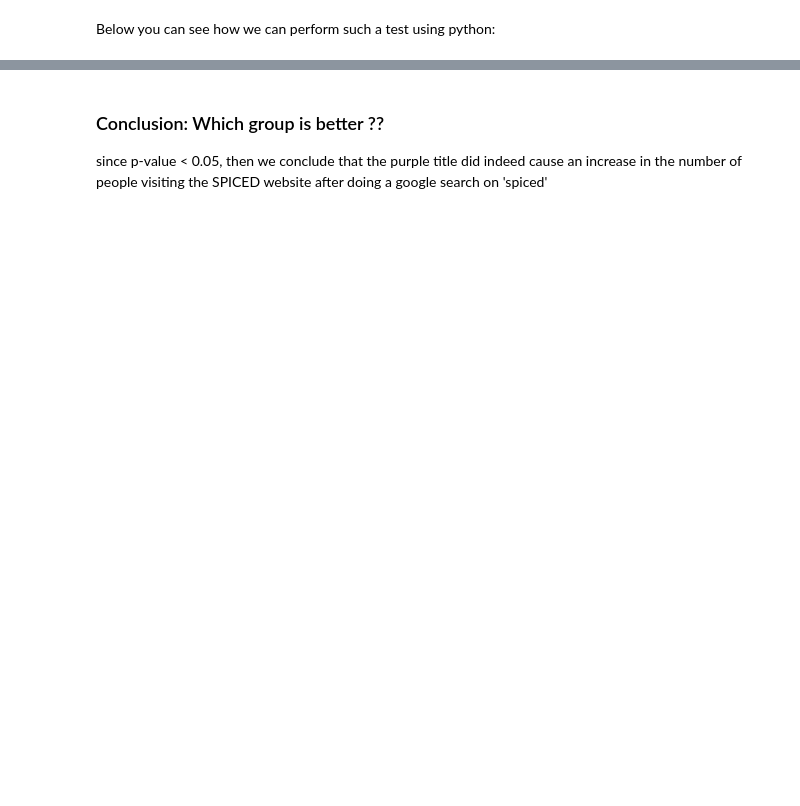
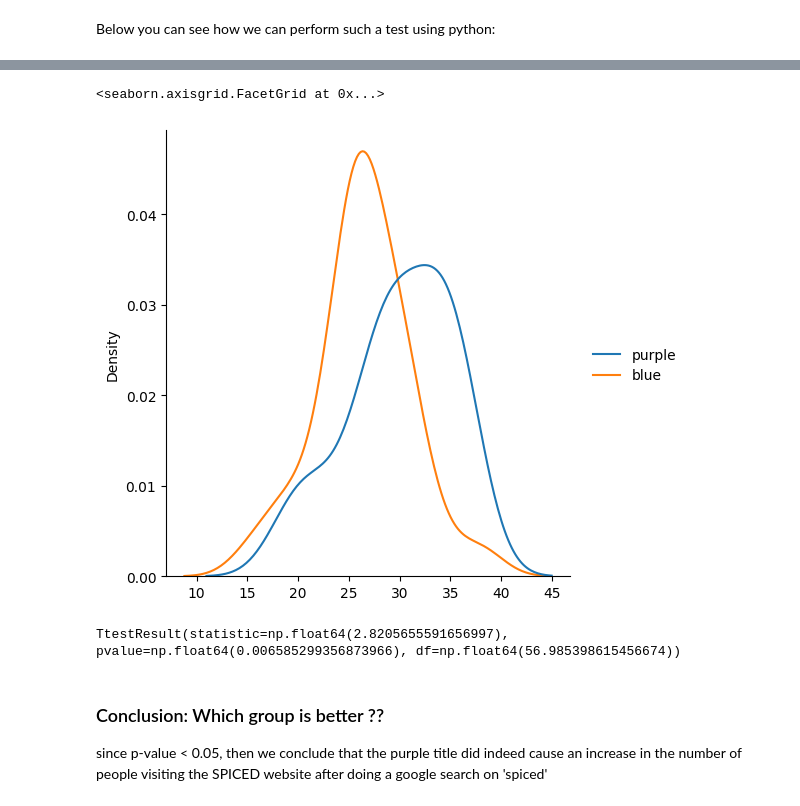
Before and after one commit to bbear2024/exercise, a Jupyter notebook: da-module-advanced_analytics/04_ab_testing/exercise/visitors_ab_testing.ipynb, the cells around one changed output, grey strips where cells are left out. Saved outputs shown, nothing was run; the diff lists cells and outputs as text; code cells hidden in the pictures; blank space fills up the shorter version.

```diff
--- a/da-module-advanced_analytics/04_ab_testing/exercise/visitors_ab_testing.ipynb
+++ b/da-module-advanced_analytics/04_ab_testing/exercise/visitors_ab_testing.ipynb
@@ -28,7 +62,15 @@ import scipy.stats as stats
 # %%
 # plot the distributions of both groups using either histograms of displot
+
+sns.displot(data=df, kind='kde')
+# %% [output]
+<seaborn.axisgrid.FacetGrid at 0x...>
+[figure, added]
 # %%
 # apply the two-sample t-test on the data. What is the p-value?  Use a significance level of 0.05
+stats.ttest_ind(df['purple'], df['blue'], nan_policy='omit', equal_var=False)
+# %% [output]
+TtestResult(statistic=np.float64(2.8205655591656997), pvalue=np.float64(0.006585299356873966), df=np.float64(56.985398615456674))
 # %% [markdown]
 ### Conclusion: Which group is better ??
 
```
Also changed, not shown: parts of 5 cells of this notebook, 7 other files.
